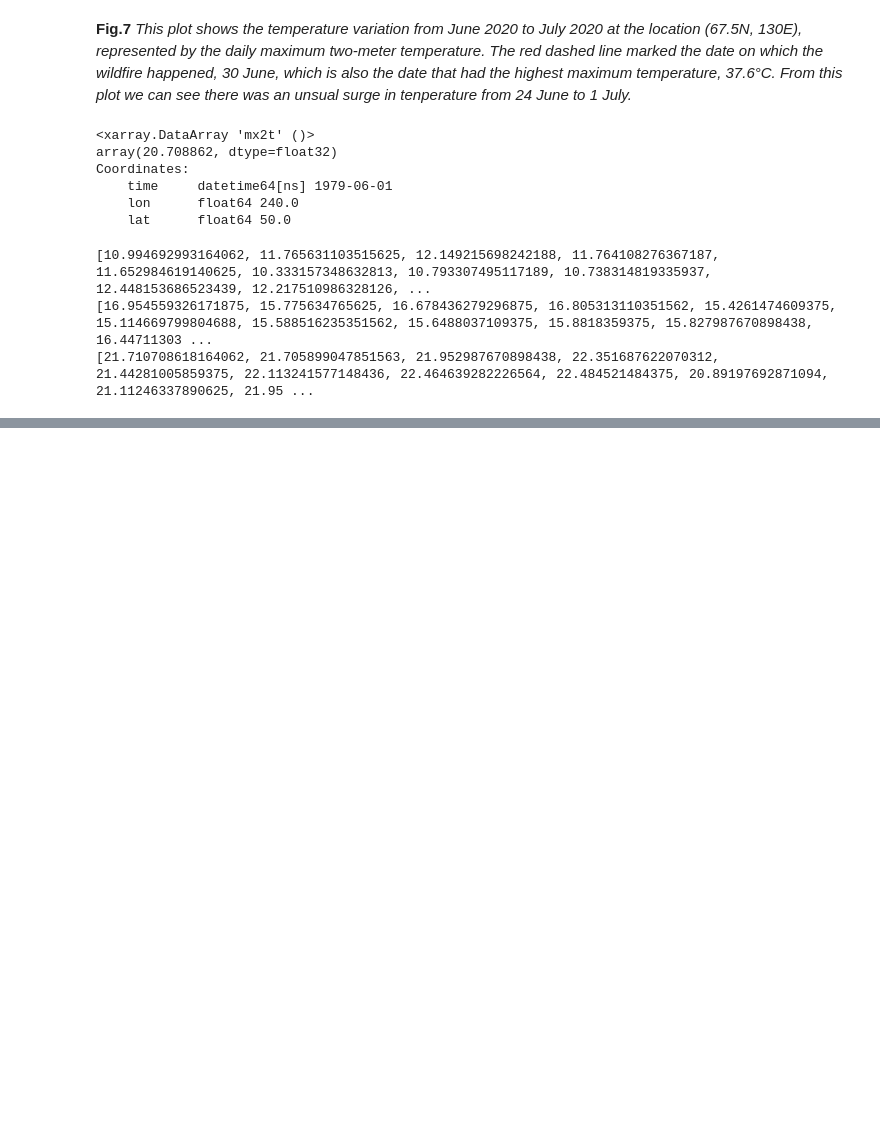
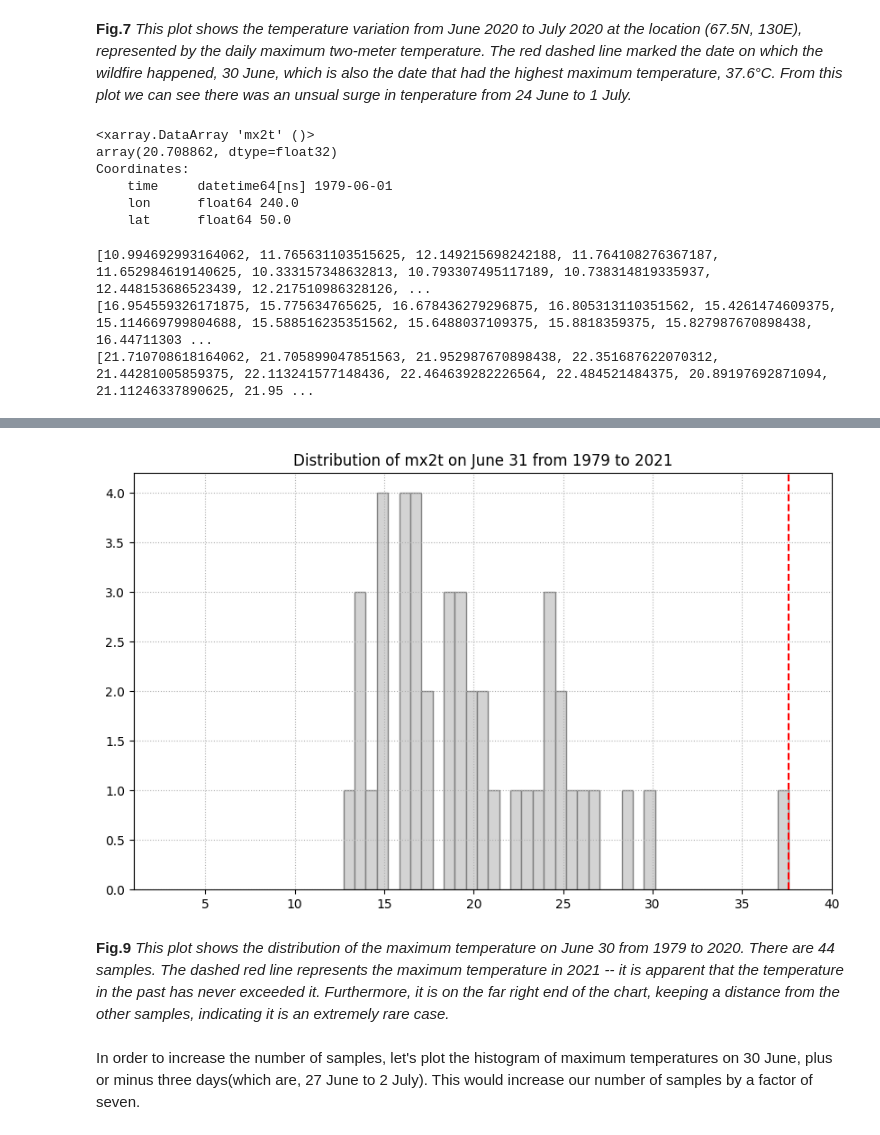
Before and after one commit to xinhe-zhang/heatwave, a Jupyter notebook: HW1.ipynb, the cells around one changed output, grey strips where cells are left out. Drawn from its saved outputs; the diff is of its cells as text; code cells hidden in the pictures; blank space fills up the shorter version.

```diff
--- a/HW1.ipynb
+++ b/HW1.ipynb
@@ -546,0 +535,4 @@ plt.axvline(x = 30, color = 'red', label = 'axvline - full height', linestyle='-
+# %%
+#selct only data on 30 June
+LT_JUN_30 = LT_mx2t[29::61] #start from index 30, for an interval of 61
+print(LT_JUN_30)
@@ -546,0 +553,16 @@ plt.axvline(x = 30, color = 'red', label = 'axvline - full height', linestyle='-
+# %%
+#plot the probability distribution
+fig = plt.figure(figsize=(10,6))
+ax = plt.subplot()
+ax.hist(LT_JUN_30, color='lightgrey', ec='grey',  bins=40)
+ax.set_xlim(1,40)
+ax.set_title('Distribution of mx2t on June 31 from 1979 to 2021')
+plt.axvline(x = LT_2021_max.max(), color = 'red', label = 'axvline - full height', linestyle='--')
+ax.grid(linestyle='dotted')
+# %% [output]
+[figure, added]
+# %% [markdown]
+**Fig.9**
+*This plot shows the distribution of the maximum temperature on June 30 from 1979 to 2020. There are 44 samples. The dashed red line represents the maximum temperature in 2021 -- it is apparent that the temperature in the past has never exceeded it. Furthermore, it is on the far right end of the chart, keeping a distance from the other samples, indicating it is an extremely rare case.*
+# %% [markdown]
+In order to increase the number of samples, let's plot the histogram of maximum temperatures on 30 June, plus or minus three days(which are, 27 June to 2 July). This would increase our number of samples by a factor of seven.
```
Also changed, not shown: parts of 8 cells of this notebook.
